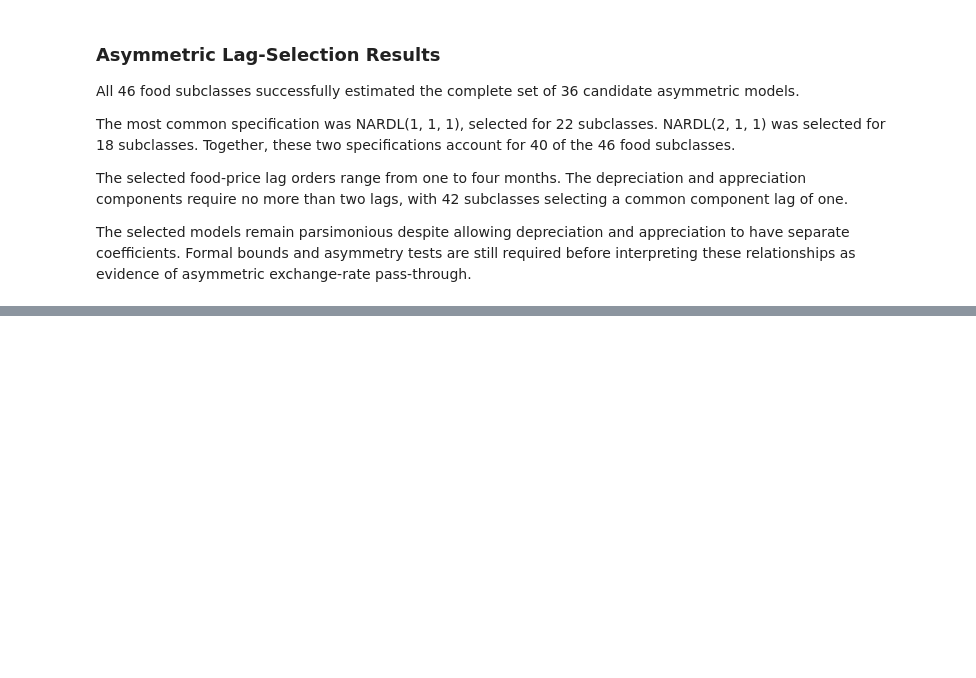
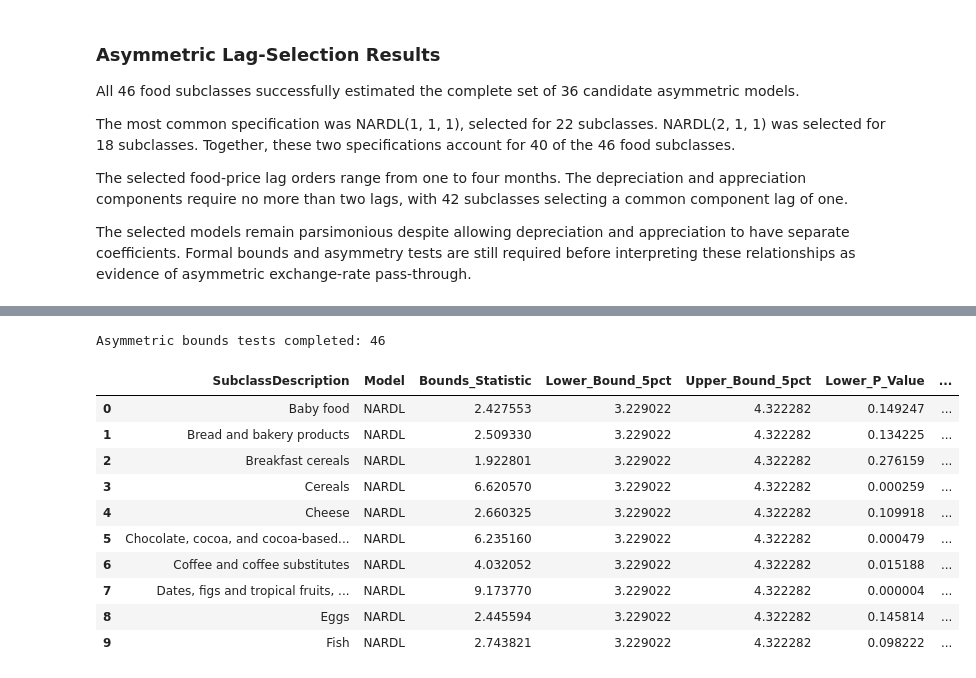
Before and after one commit to MasindiManaga/ERPT_ML_Research, a Jupyter notebook: notebooks/06_Econometric_Modelling.ipynb, the cells around one changed output, grey strips where cells are left out. Drawn from its saved outputs; the diff is of its cells as text; code cells hidden in the pictures; blank space fills up the shorter version.

```diff
--- a/notebooks/06_Econometric_Modelling.ipynb
+++ b/notebooks/06_Econometric_Modelling.ipynb
@@ -1289,0 +1511,28 @@ The selected models remain parsimonious despite allowing depreciation and apprec
+# %%
+# test asymmetric NARDL level relationships
+asymmetric_bounds_results, nardl_uecm_results = (
+    run_bounds_tests(
+        fitted_ardl_models=nardl_ardl_results,
+        model_name="NARDL"
+    )
+)
+
+print(
+    "Asymmetric bounds tests completed:",
+    len(asymmetric_bounds_results)
+)
+
+asymmetric_bounds_results.head(10)
+# %% [output]
+Asymmetric bounds tests completed: 46
+|  | SubclassDescription | Model | Bounds_Statistic | Lower_Bound_5pct | Upper_Bound_5pct | Lower_P_Value | ... |
+| 0 | Baby food | NARDL | 2.427553 | 3.229022 | 4.322282 | 0.149247 | ... |
+| 1 | Bread and bakery products | NARDL | 2.509330 | 3.229022 | 4.322282 | 0.134225 | ... |
+| 2 | Breakfast cereals | NARDL | 1.922801 | 3.229022 | 4.322282 | 0.276159 | ... |
+| 3 | Cereals | NARDL | 6.620570 | 3.229022 | 4.322282 | 0.000259 | ... |
+| 4 | Cheese | NARDL | 2.660325 | 3.229022 | 4.322282 | 0.109918 | ... |
+| 5 | Chocolate, cocoa, and cocoa-based... | NARDL | 6.235160 | 3.229022 | 4.322282 | 0.000479 | ... |
+| 6 | Coffee and coffee substitutes | NARDL | 4.032052 | 3.229022 | 4.322282 | 0.015188 | ... |
+| 7 | Dates, figs and tropical fruits, ... | NARDL | 9.173770 | 3.229022 | 4.322282 | 0.000004 | ... |
+| 8 | Eggs | NARDL | 2.445594 | 3.229022 | 4.322282 | 0.145814 | ... |
+| 9 | Fish | NARDL | 2.743821 | 3.229022 | 4.322282 | 0.098222 | ... |
```
Also changed, not shown: parts of 9 cells of this notebook.
